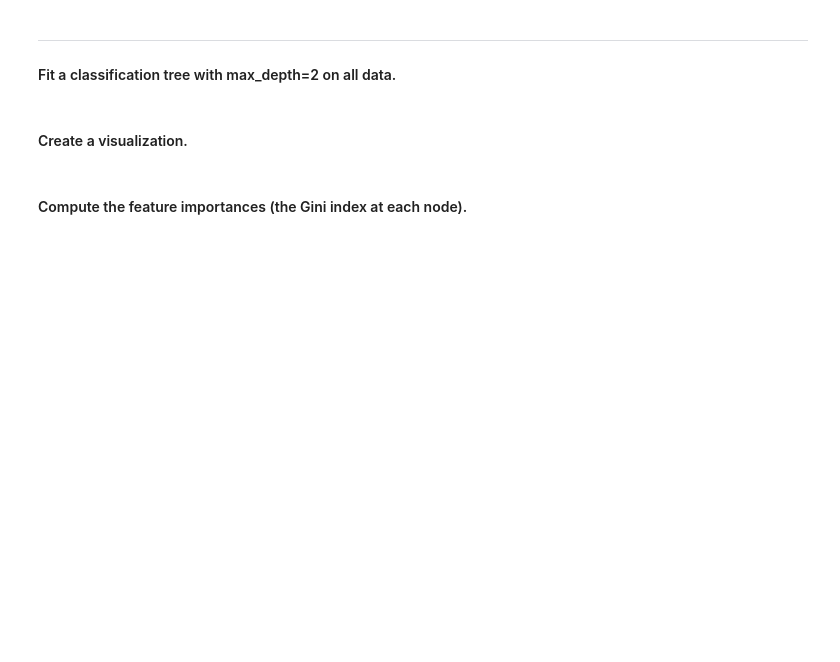
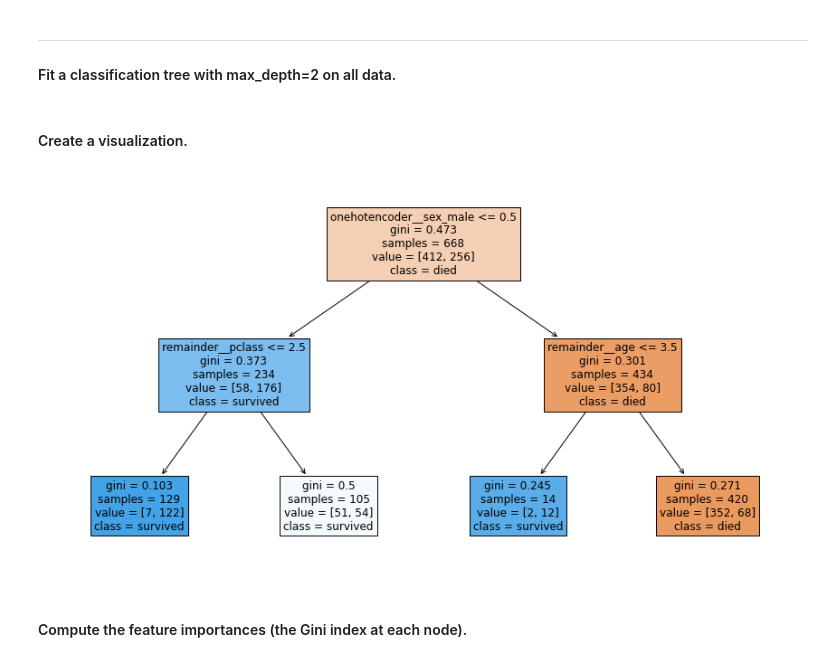
Before and after one commit to jfkoehler/DAT-02-14, a Jupyter notebook: ClassMaterial/Unit3/class_12/decision-trees-starter.ipynb, the cells around one changed output. Drawn from its saved outputs; the diff is of its cells as text; code cells hidden in the pictures; blank space fills up the shorter version.

```diff
--- a/ClassMaterial/Unit3/class_12/decision-trees-starter.ipynb
+++ b/ClassMaterial/Unit3/class_12/decision-trees-starter.ipynb
@@ -346,0 +449,5 @@ Should standard scale first. We'll just go with this for now and add standard sc
+# %%
+transformer = make_column_transformer((OneHotEncoder(drop = 'if_binary'), ['sex', 'embarked']),
+                                     remainder = 'passthrough')
+# %%
+X_train_ohe = transformer.fit_transform(X_train)
@@ -346,0 +473,3 @@ Should standard scale first. We'll just go with this for now and add standard sc
+# %%
+imputer = KNNImputer()
+X_train_filled = imputer.fit_transform(X_train_ohe)
@@ -347,5 +478,7 @@ Should standard scale first. We'll just go with this for now and add standard sc
 # %% [markdown]
 ---
 #### Fit a classification tree with max_depth=2 on all data.
+# %%
+dtree = DecisionTreeClassifier(max_depth = 2).fit(X_train_filled, y_train)
 # %% [markdown]
 #### Create a  visualization.
@@ -352,2 +487,8 @@ Should standard scale first. We'll just go with this for now and add standard sc
+# %%
+fig, ax = plt.subplots(figsize = (15, 8))
+plot_tree(dtree, feature_names=transformer.get_feature_names_out(), #if version < 1.0 .get_feature_names()
+         fontsize = 12, ax = ax, filled = True, class_names = ['died', 'survived']);
+# %% [output]
+[figure, added]
 # %% [markdown]
 #### Compute the feature importances (the Gini index at each node).
```
Also changed, not shown: parts of 40 cells of this notebook, 16 other files.
